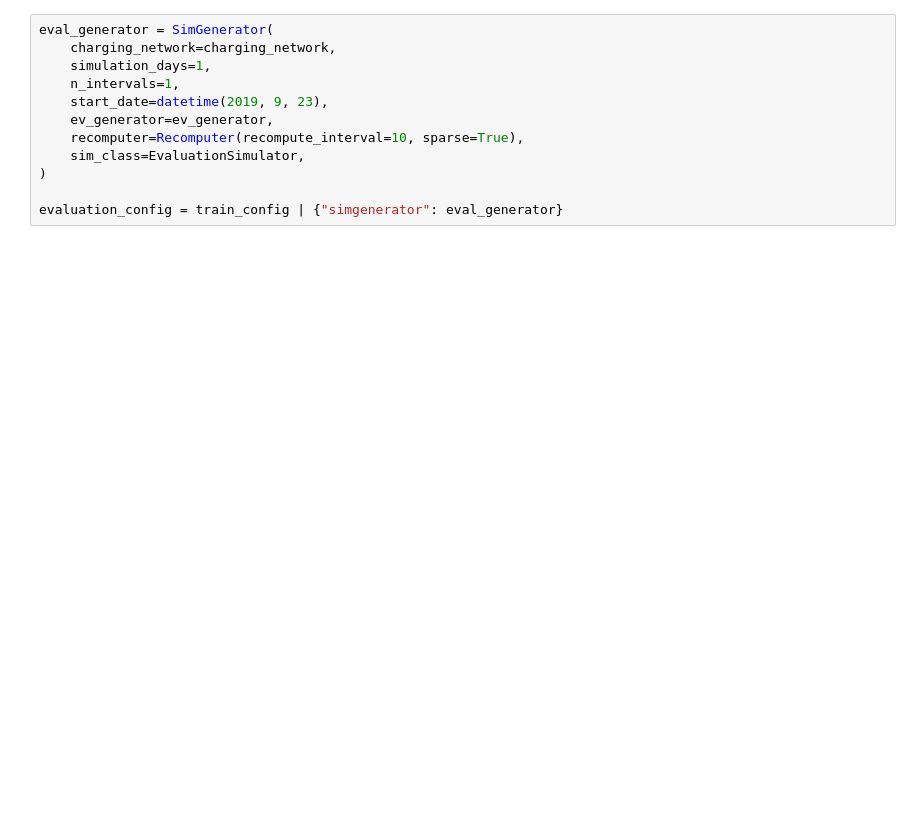
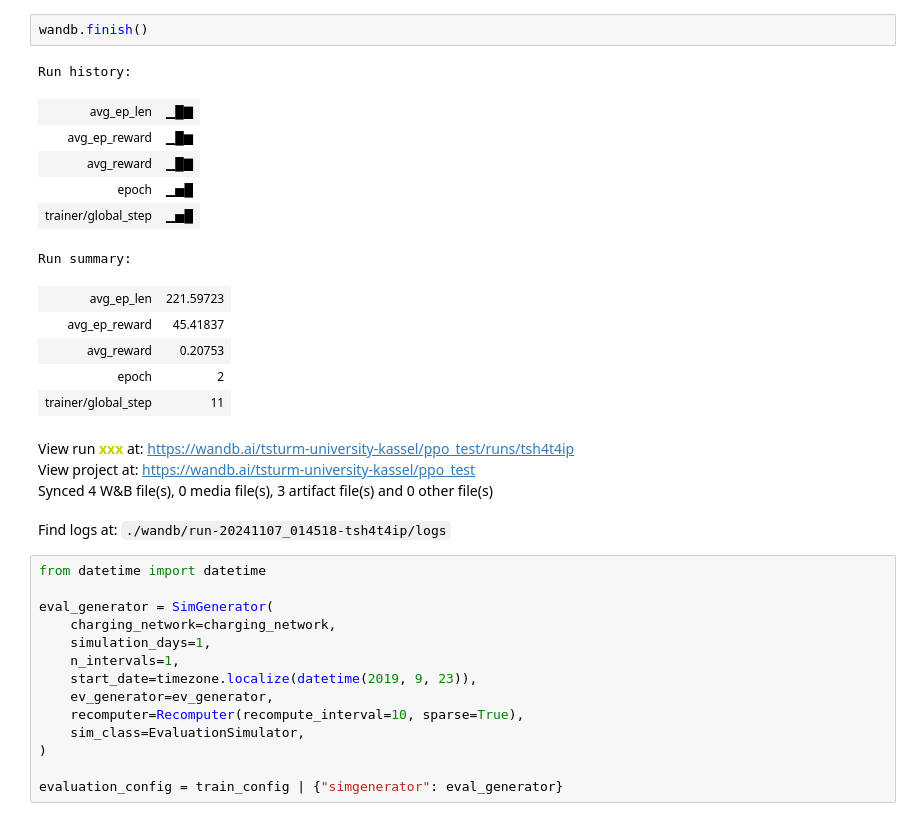
Before and after one commit to timosturm/acn-experiments, a Jupyter notebook: ranking/single_agent.ipynb, the cells around one changed output. Saved outputs shown, nothing was run; the diff lists cells and outputs as text; blank space fills up the shorter version.

```diff
--- a/ranking/single_agent.ipynb
+++ b/ranking/single_agent.ipynb
@@ -165,9 +187,30 @@ _ = plot_training(res).savefig(f"{algo}", dpi=600)
+# %%
+wandb.finish()
+# %% [output]
+Run history:
+| avg_ep_len | ▁█▇ |
+| avg_ep_reward | ▁█▆ |
+| avg_reward | ▁█▇ |
+| epoch | ▁▅█ |
+| trainer/global_step | ▁▅█ |
+Run summary:
+| avg_ep_len | 221.59723 |
+| avg_ep_reward | 45.41837 |
+| avg_reward | 0.20753 |
+| epoch | 2 |
+| trainer/global_step | 11 |
+View run xxx at: https://wandb.ai/tsturm-university-kassel/ppo_test/runs/tsh4t4ip
+View project at: https://wandb.ai/tsturm-university-kassel/ppo_test
+Synced 4 W&B file(s), 0 media file(s), 3 artifact file(s) and 0 other file(s)
+Find logs at: ./wandb/run-20241107_014518-tsh4t4ip/logs
 # %%
+from datetime import datetime
+
 eval_generator = SimGenerator(
     charging_network=charging_network,
     simulation_days=1,
     n_intervals=1,
-    start_date=datetime(2019, 9, 23),
+    start_date=timezone.localize(datetime(2019, 9, 23)),
     ev_generator=ev_generator,
     recomputer=Recomputer(recompute_interval=10, sparse=True),
     sim_class=EvaluationSimulator,
```
Also changed, not shown: parts of 25 cells of this notebook, 14 other files.
